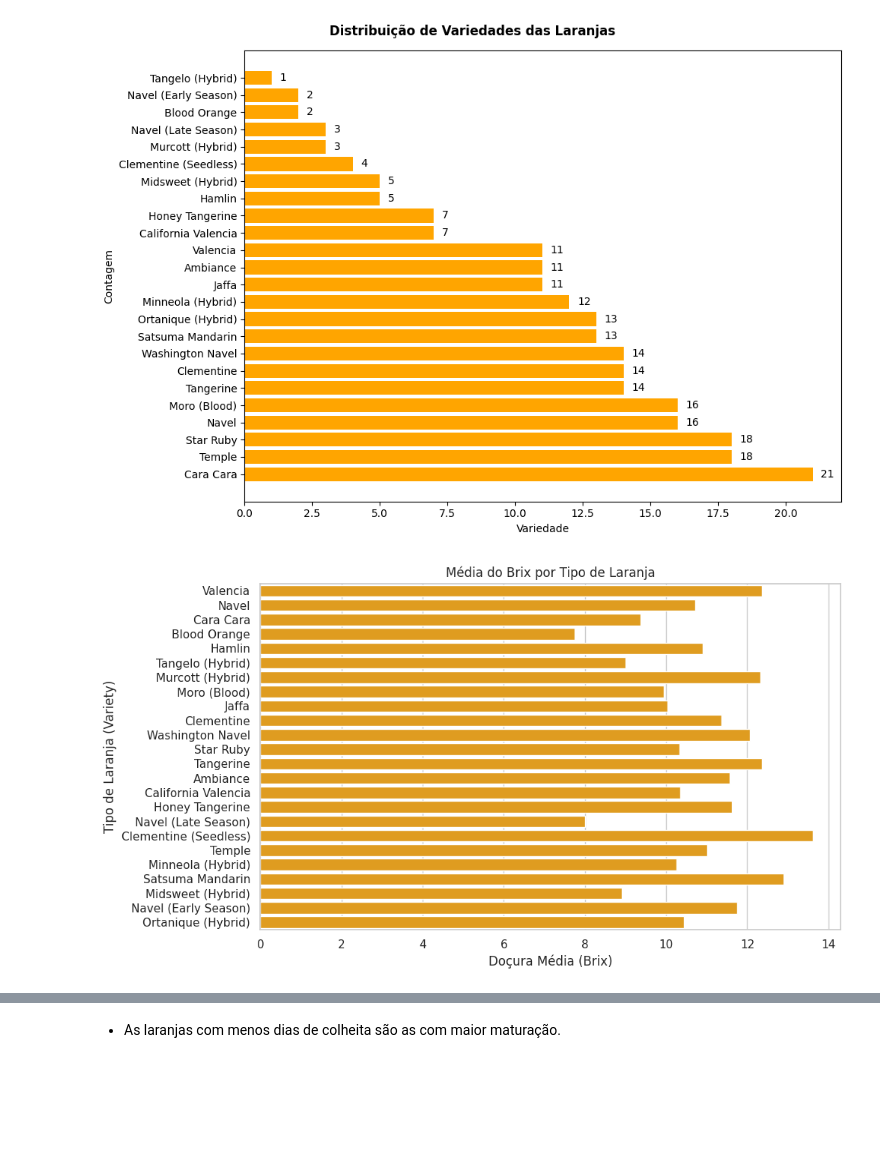
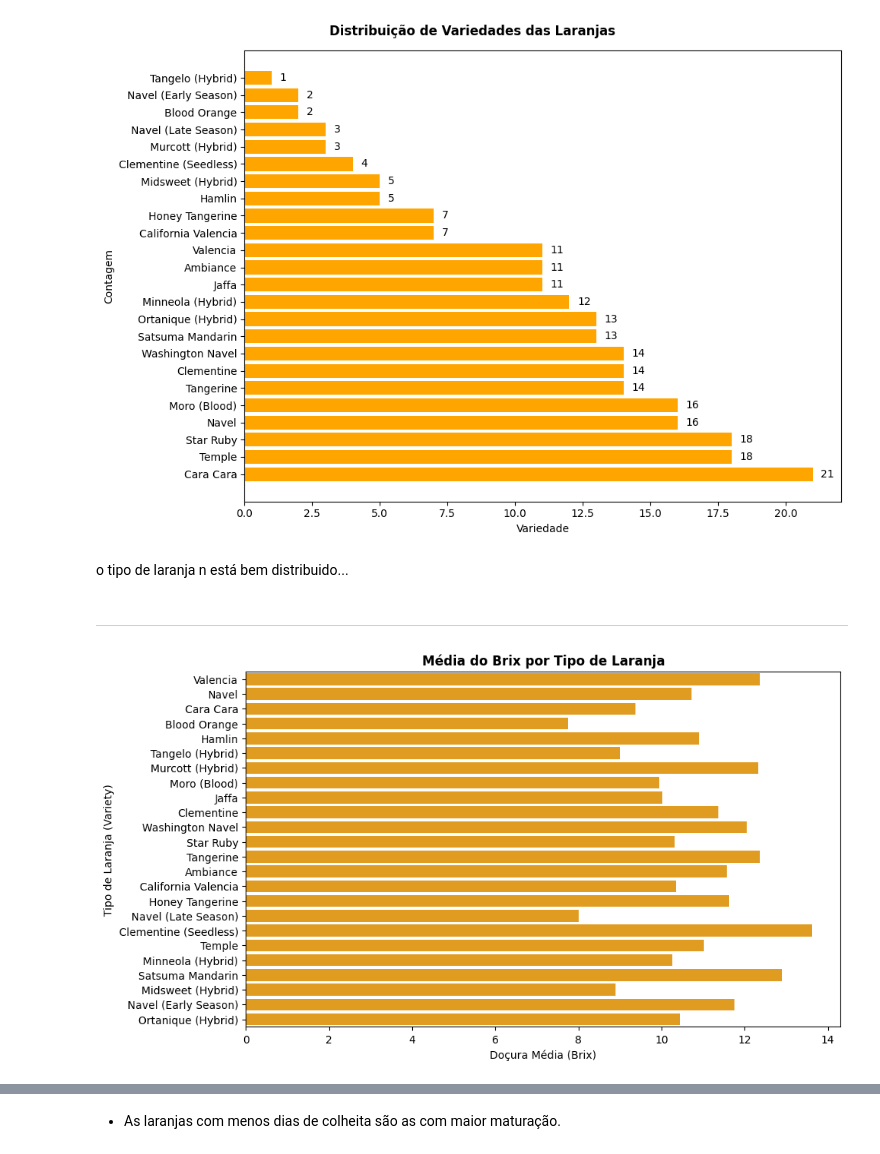
Before and after one commit to atlantico-academy/equipe7-2014.2, a Jupyter notebook: notebooks/01-exploratory_data_analysis.ipynb, the cells around one changed output, grey strips where cells are left out. Cells and saved outputs as stored; diff of their text form; code cells hidden in the pictures; blank space fills up the shorter version.

```diff
--- a/notebooks/01-exploratory_data_analysis.ipynb
+++ b/notebooks/01-exploratory_data_analysis.ipynb
@@ -13,9 +13,9 @@ import numpy as np
 import matplotlib.pyplot as plt
 import seaborn as sns
 # %%
-colors = ["#20B2AA", "#B22028"]
-sns.set_theme(style="whitegrid")
-sns.set_palette(sns.color_palette(colors))
+# colors = ["#20B2AA", "#B22028"]
+# sns.set_theme(style="whitegrid")
+# sns.set_palette(sns.color_palette(colors))
 # %%
 caminho = '../data/raw/Orange_Quality_Data.csv'
 laranjas = pd.read_csv(caminho) #Obtendo o dataset
@@ -196,14 +206,18 @@ plt.tight_layout()
 plt.show()
 # %% [output]
 [figure]
+# %% [markdown]
+o tipo de laranja n está bem distribuido...
+# %% [markdown]
+---
 # %%
 plt.figure(figsize=(10, 6))
-sns.barplot(y='Variety', x='Brix (Sweetness)', data=laranjas, color= '#FFA500', errorbar=None)
-plt.title('Média do Brix por Tipo de Laranja')
+sns.barplot(y='Variety', x='Brix (Sweetness)', data=laranjas, color= '#FFA500', ci=None)
+plt.title('Média do Brix por Tipo de Laranja', fontweight='bold')
 plt.ylabel('Tipo de Laranja (Variety)')
 plt.xlabel('Doçura Média (Brix)')
 plt.show()
 # %% [output]
-[figure, old version]
+[figure, new version]
 # %% [markdown]
 - Não há tanta diferença na doçura dos diferentes tipos de laranja.
```
Also changed, not shown: parts of 24 cells of this notebook.
